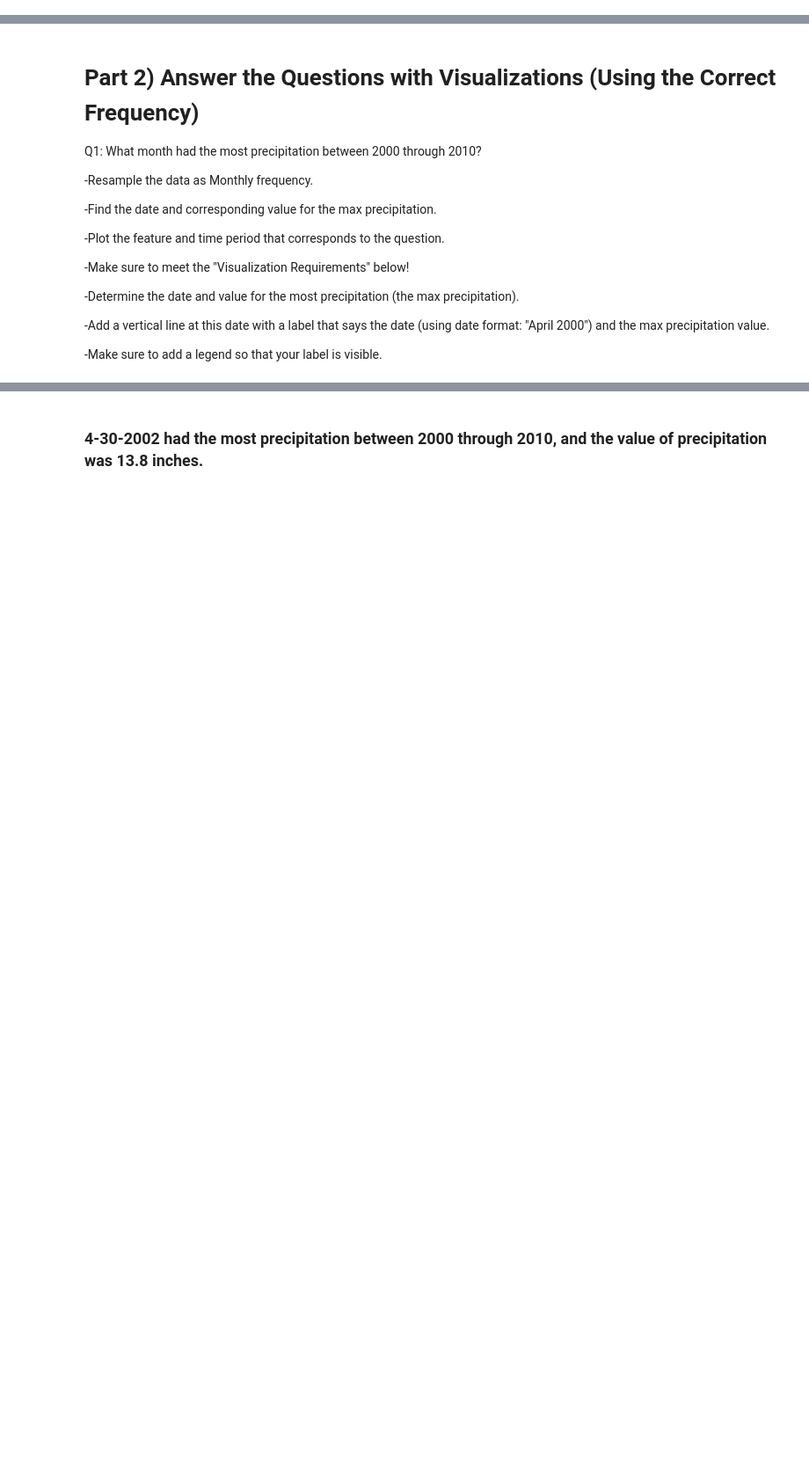
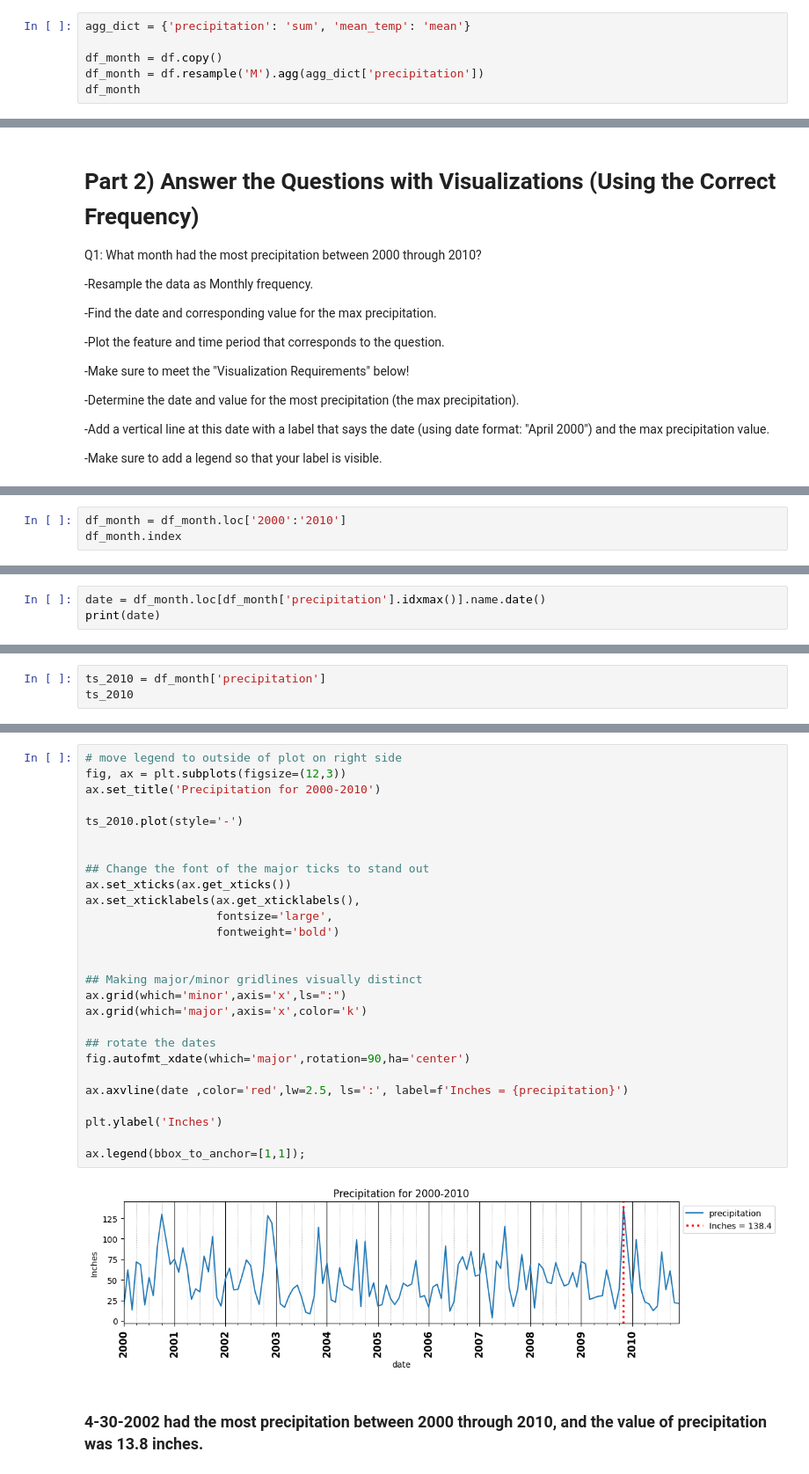
Before and after one commit to parrisatwork/Resampling-Datetime, a Jupyter notebook: (Core)_Resampling_Datetime_Data_Parris_Trimingham.ipynb, the cells around one changed output, grey strips where cells are left out. Shown at 88% size. Drawn from its saved outputs; the diff is of its cells as text; blank space fills up the shorter version.

```diff
--- a/(Core)_Resampling_Datetime_Data_Parris_Trimingham.ipynb
+++ b/(Core)_Resampling_Datetime_Data_Parris_Trimingham.ipynb
@@ -117,0 +146,6 @@ df['min_temp'] = df['min_temp'].interpolate()
+# %%
+agg_dict = {'precipitation': 'sum', 'mean_temp': 'mean'}
+
+df_month = df.copy()
+df_month = df.resample('M').agg(agg_dict['precipitation'])
+df_month
@@ -200,0 +238,3 @@ DatetimeIndex(['2000-01-31', '2000-02-29', '2000-03-31', '2000-04-30',
+# %%
+df_month = df_month.loc['2000':'2010']
+df_month.index
@@ -237,0 +273,3 @@ Name: precipitation, Length: 132, dtype: float64
+# %%
+date = df_month.loc[df_month['precipitation'].idxmax()].name.date()
+print(date)
@@ -237,0 +286,3 @@ Name: precipitation, Length: 132, dtype: float64
+# %%
+ts_2010 = df_month['precipitation']
+ts_2010
@@ -238,2 +303,31 @@ Name: precipitation, Length: 132, dtype: float64
+# %%
+# move legend to outside of plot on right side
+fig, ax = plt.subplots(figsize=(12,3))
+ax.set_title('Precipitation for 2000-2010')
+
+ts_2010.plot(style='-')
+
+
+## Change the font of the major ticks to stand out
+ax.set_xticks(ax.get_xticks())
+ax.set_xticklabels(ax.get_xticklabels(),
+                   fontsize='large',
+                   fontweight='bold')
+
+
+## Making major/minor gridlines visually distinct
+ax.grid(which='minor',axis='x',ls=":")
+ax.grid(which='major',axis='x',color='k')
+
+## rotate the dates
+fig.autofmt_xdate(which='major',rotation=90,ha='center')
+
+ax.axvline(date ,color='red',lw=2.5, ls=':', label=f'Inches = {precipitation}')
+
+plt.ylabel('Inches')
+
+ax.legend(bbox_to_anchor=[1,1]);
+# %% [output]
+[figure, added]
 # %% [markdown]
 ### 4-30-2002 had the most precipitation between 2000 through 2010, and the value of precipitation was 13.8 inches.
```
Also changed, not shown: parts of 35 cells of this notebook.
